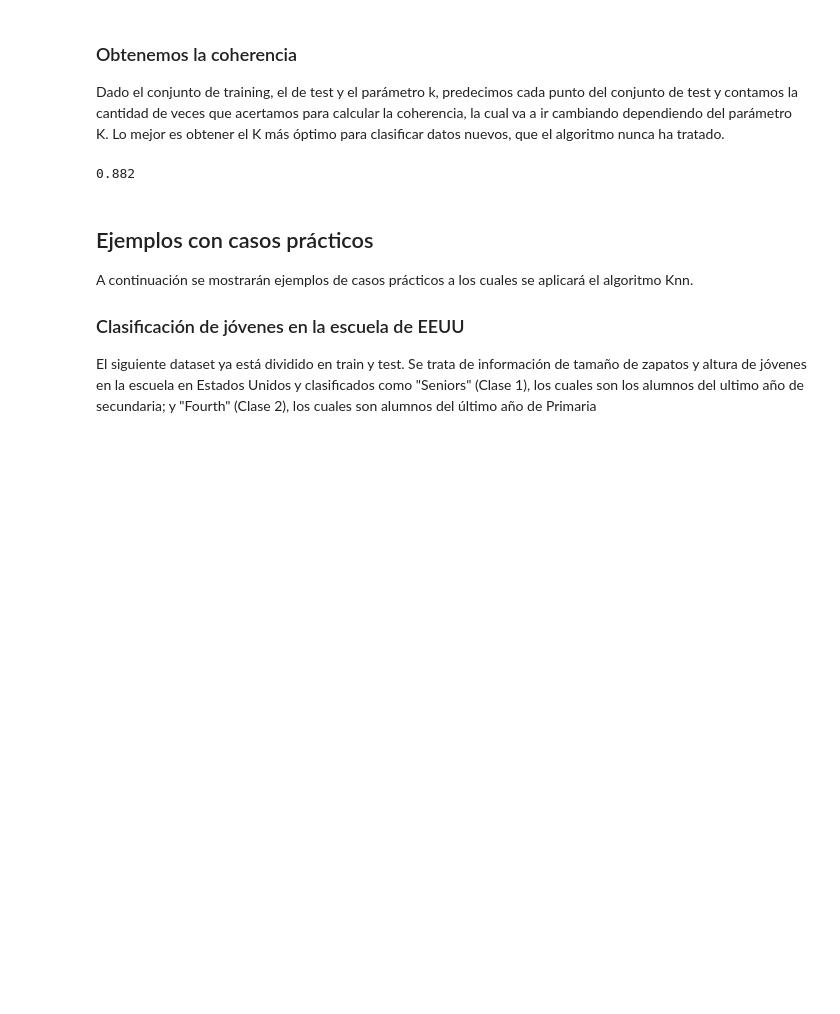
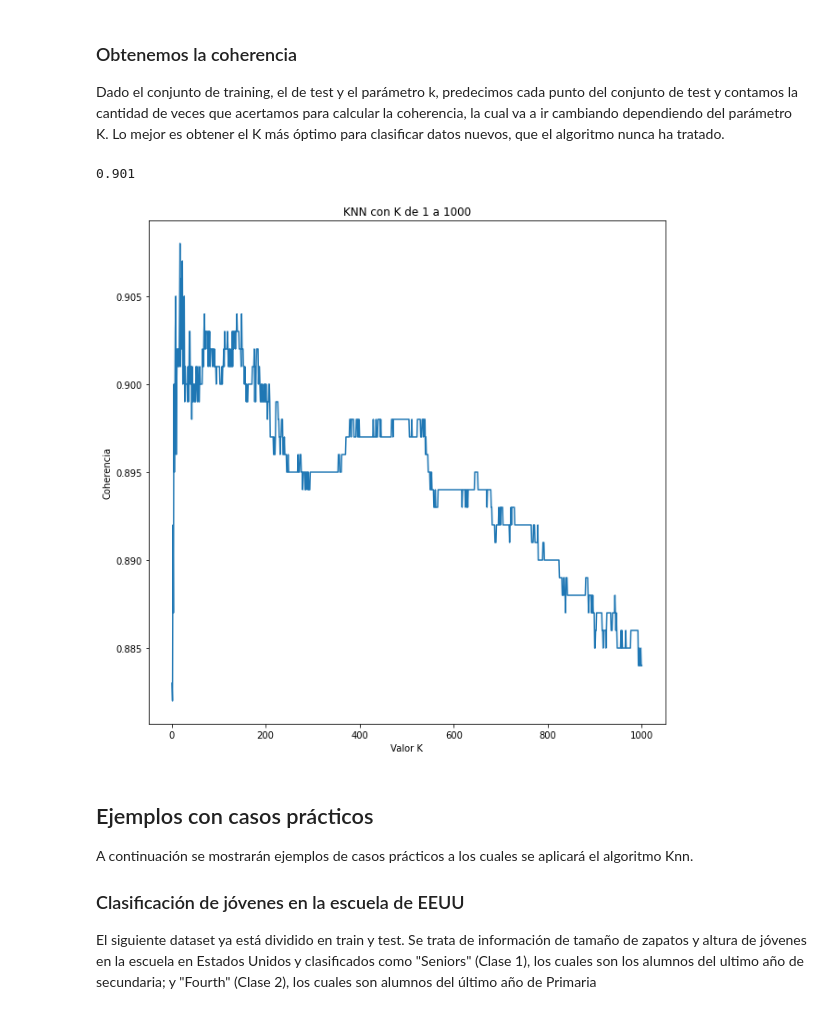
Before and after one commit to fedezimm/TP-IA-KNN, a Jupyter notebook: TP Final.ipynb, the cells around one changed output. Cells and saved outputs as stored; diff of their text form; code cells hidden in the pictures; blank space fills up the shorter version.

Commit message:
Añado funcion para testear el modelo con diferentes k y graficar

```diff
--- a/TP Final.ipynb
+++ b/TP Final.ipynb
@@ -396,10 +398,40 @@ def test_knn(training, test, k):
 
     return positive_predictions / len(test)
 # %%
-coherence = test_knn(training, test, 5)
+coherence = test_knn(training, test, 100)
 coherence
 # %% [output]
-0.882
+0.901
+# %%
+def test_multiple_knn(training, test, lastk = 10, plot=True):
+    """
+    This function takes the training and test set to obtain the model's coherences for multiple k_values
+    and plots the (k, coherence) graphic if needed
+
+    Inputs:
+    'training': the training set (np.ndarray),
+    'test': the test set (np.ndarray),
+    'lastk': With how many k values you want to test the model? K is taken from 1 to lastk (integer, default = 10),
+    'plot': Whether you want or not the plot (bool, default = True).
+
+    Output:
+    'coherences': an np.ndarray containing the coherences values for the differents k values asked for.
+    """
+
+    coherences = np.array(())
+    for i in range(1, lastk + 1):
+        coherences = np.append(coherences,[test_knn(training, test, i)])
+    if plot:
+        plt.figure(figsize=(10,10))
+        plt.plot(np.array(list(range(1, lastk + 1))), coherences);
+        plt.title("KNN con K de 1 a "+str(lastk) )
+        plt.xlabel("Valor K")
+        plt.ylabel("Coherencia");
+    return coherences
+# %%
+test_multiple_knn(training, test, 1000);
+# %% [output]
+[figure, added]
 # %% [markdown]
 ## Ejemplos con casos prácticos
 A continuación se mostrarán ejemplos de casos prácticos a los cuales se aplicará el algoritmo Knn.
```
Also changed, not shown: parts of 25 cells of this notebook.
